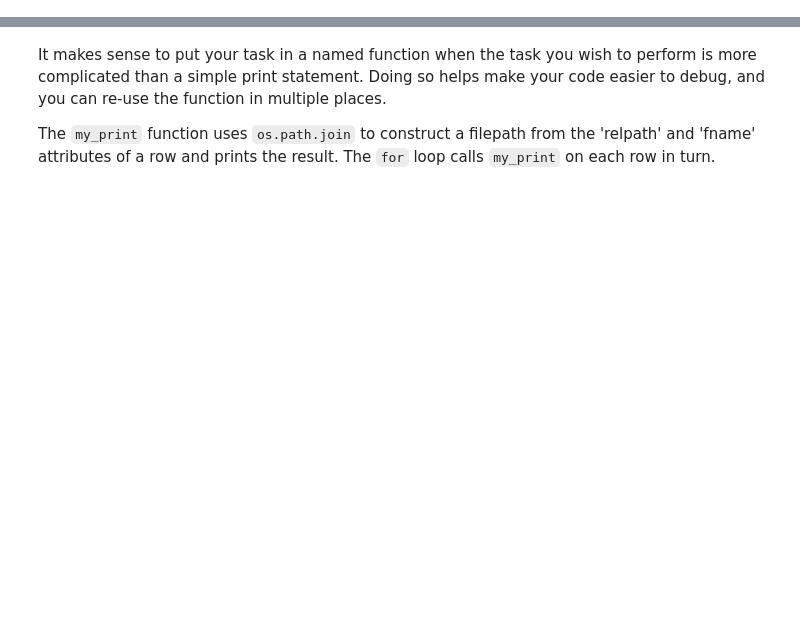
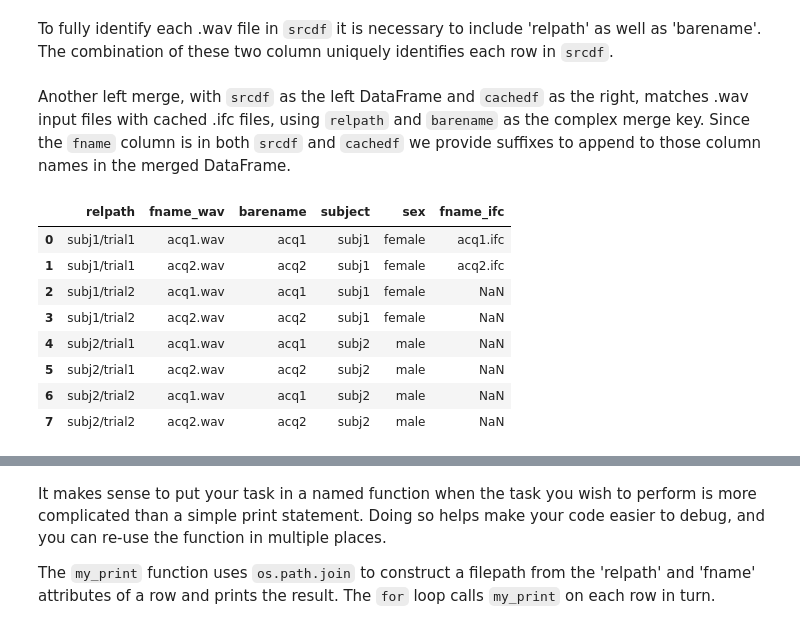
Before and after one commit to rsprouse/phonlab, a Jupyter notebook: doc/phonlab_tasks.ipynb, the cells around one changed output, grey strips where cells are left out. Cells and saved outputs as stored; diff of their text form; code cells hidden in the pictures; blank space fills up the shorter version.

```diff
--- a/doc/phonlab_tasks.ipynb
+++ b/doc/phonlab_tasks.ipynb
@@ -121,0 +53,8 @@ file3.wav
+# %%
+srcdf = dir2df(
+    srcdir,
+    dirpat='^(?P<subject>subj\d+)',
+    fnpat='\.wav$',
+    addcols=['barename']
+)
+srcdf
@@ -121,0 +79,3 @@ file3.wav
+# %%
+md = pd.read_csv(os.path.join(srcdir, 'speaker_metadata.csv'))
+md
@@ -121,0 +88,3 @@ file3.wav
+# %%
+srcdf = srcdf.merge(md, on='subject', how='left')
+srcdf
@@ -121,0 +111,3 @@ file3.wav
+# %%
+cachedf = dir2df(cachedir, fnpat='\.ifc$', addcols=['barename'])
+cachedf
@@ -121,0 +128,22 @@ file3.wav
+# %% [markdown]
+To fully identify each .wav file in `srcdf` it is necessary to include 'relpath' as well as 'barename'. The combination of these two column uniquely identifies each row in `srcdf`.
+# %% [markdown]
+Another left merge, with `srcdf` as the left DataFrame and `cachedf` as the right, matches .wav input files with cached .ifc files, using `relpath` and `barename` as the complex merge key. Since the `fname` column is in both `srcdf` and `cachedf` we provide suffixes to append to those column names in the merged DataFrame.
+# %%
+mrgdf = srcdf.merge(
+    cachedf,
+    on=['relpath', 'barename'],
+    how='left',
+    suffixes=['_wav', '_ifc']
+)
+mrgdf
+# %% [output]
+|  | relpath | fname_wav | barename | subject | sex | fname_ifc |
+| 0 | subj1/trial1 | acq1.wav | acq1 | subj1 | female | acq1.ifc |
+| 1 | subj1/trial1 | acq2.wav | acq2 | subj1 | female | acq2.ifc |
+| 2 | subj1/trial2 | acq1.wav | acq1 | subj1 | female | NaN |
+| 3 | subj1/trial2 | acq2.wav | acq2 | subj1 | female | NaN |
+| 4 | subj2/trial1 | acq1.wav | acq1 | subj2 | male | NaN |
+| 5 | subj2/trial1 | acq2.wav | acq2 | subj2 | male | NaN |
+| 6 | subj2/trial2 | acq1.wav | acq1 | subj2 | male | NaN |
+| 7 | subj2/trial2 | acq2.wav | acq2 | subj2 | male | NaN |
```
Also changed, not shown: parts of 76 cells of this notebook, 27 other files.
